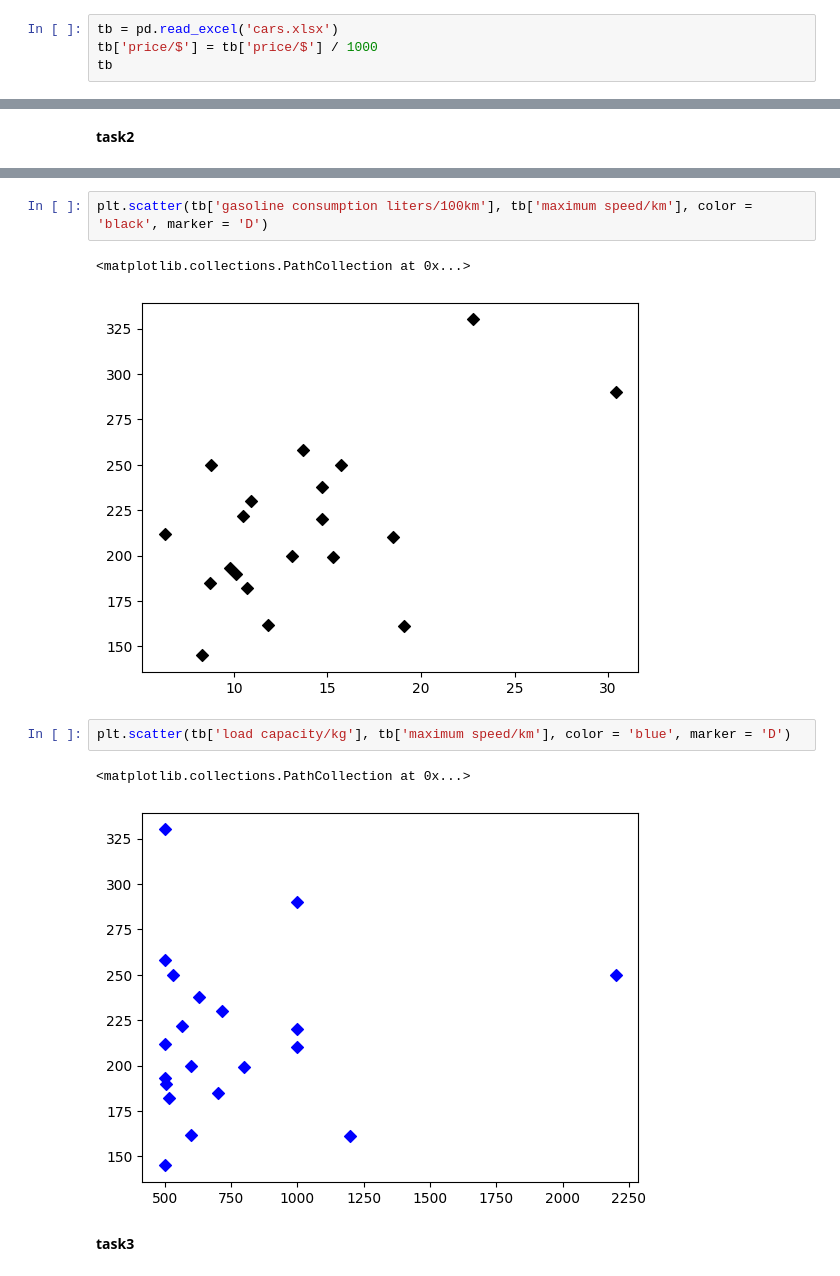
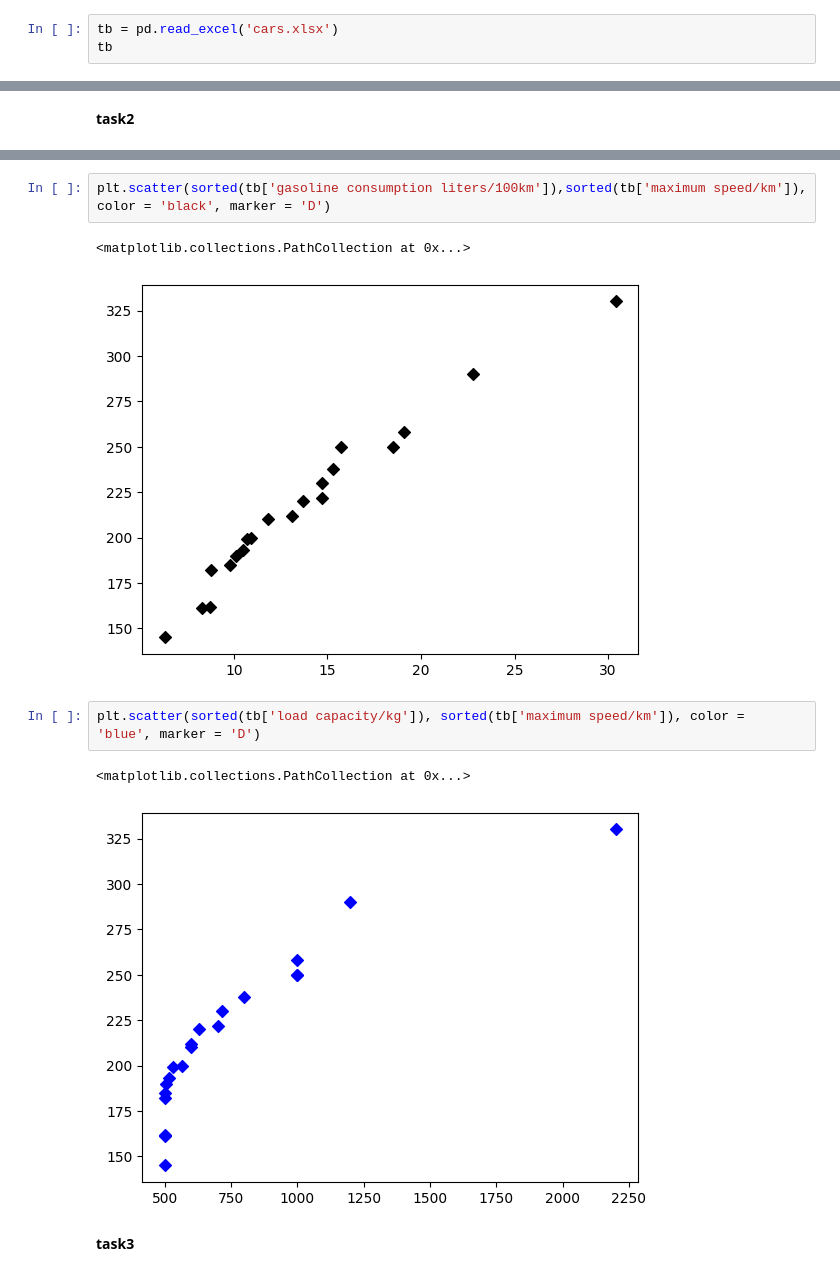
Before and after one commit to poelnepil/PDS2_Novikov1, a Jupyter notebook: lesson33/tasks1-5.ipynb, the cells around one changed output, grey strips where cells are left out. Saved outputs shown, nothing was run; the diff lists cells and outputs as text.

```diff
--- a/lesson33/tasks1-5.ipynb
+++ b/lesson33/tasks1-5.ipynb
@@ -6,6 +6,5 @@ import seaborn as sns
 **task1**
 # %%
 tb = pd.read_excel('cars.xlsx')
-tb['price/$'] = tb['price/$'] / 1000
 tb
 # %% [output]
@@ -19,13 +35,13 @@ NameError: name 'tb' is not defined
 # %%
-plt.scatter(tb['gasoline consumption liters/100km'], tb['maximum speed/km'], color = 'black', marker = 'D')
+plt.scatter(sorted(tb['gasoline consumption liters/100km']),sorted(tb['maximum speed/km']), color = 'black', marker = 'D')
 # %% [output]
 <matplotlib.collections.PathCollection at 0x...>
-[figure, old version]
+[figure, new version]
 # %%
-plt.scatter(tb['load capacity/kg'], tb['maximum speed/km'], color = 'blue', marker = 'D')
+plt.scatter(sorted(tb['load capacity/kg']), sorted(tb['maximum speed/km']), color = 'blue', marker = 'D')
 # %% [output]
 <matplotlib.collections.PathCollection at 0x...>
-[figure, old version]
+[figure, new version]
 # %% [markdown]
 **task3**
 # %%
```
Also changed, not shown: parts of 2 cells of this notebook.
